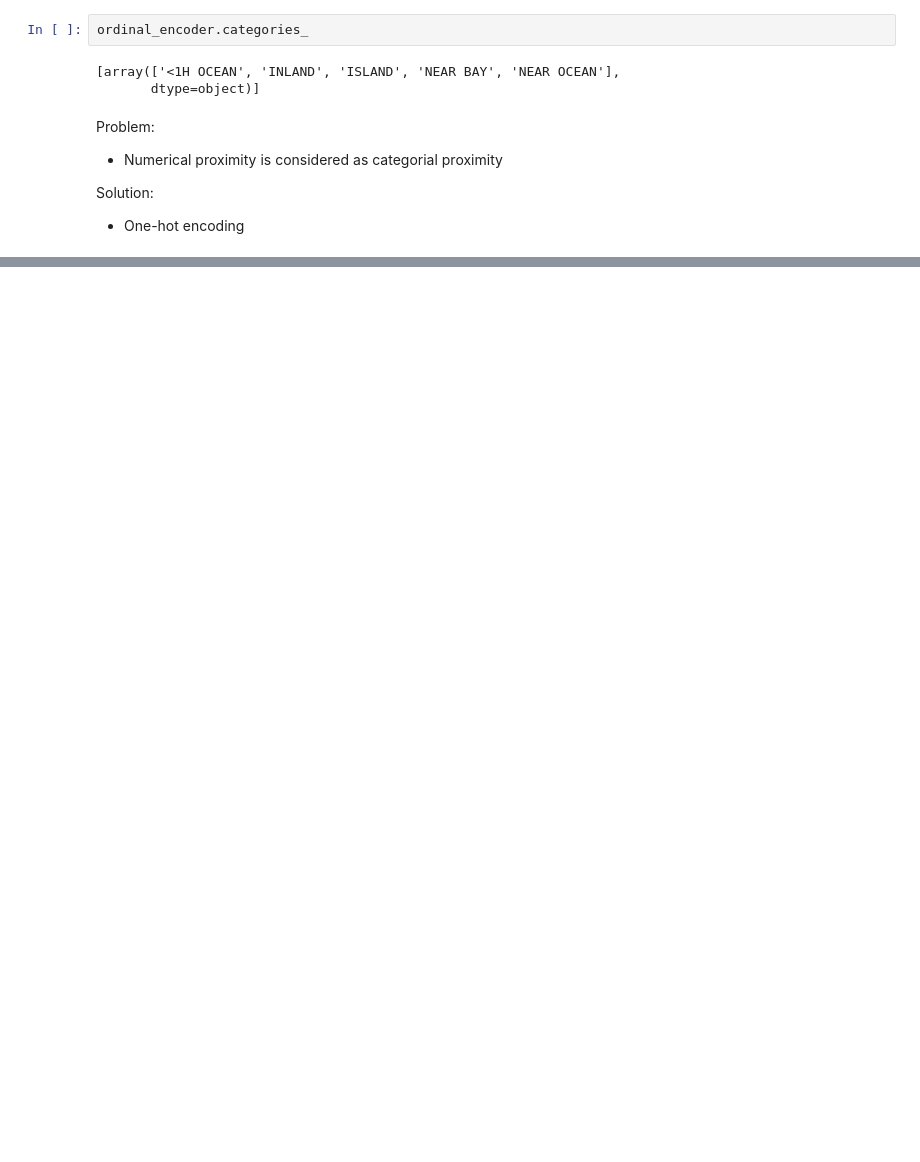
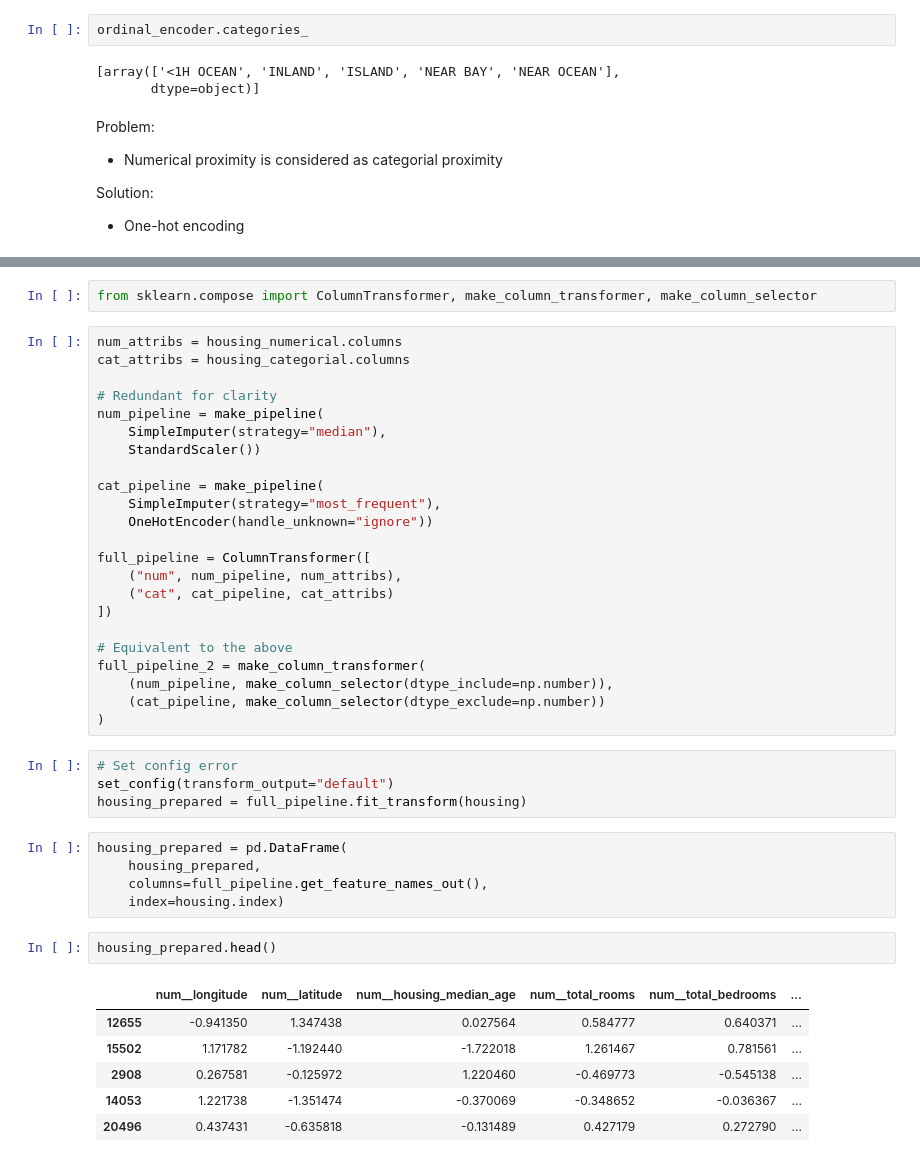
Before and after one commit to MrIsCM/Learning-Machine-Learning, a Jupyter notebook: 01_Housing.ipynb, the cells around one changed output, grey strips where cells are left out. Drawn from its saved outputs; the diff is of its cells as text; blank space fills up the shorter version.

```diff
--- a/01_Housing.ipynb
+++ b/01_Housing.ipynb
@@ -296,0 +347,43 @@ housing_categorial_1hot
+# %%
+from sklearn.compose import ColumnTransformer, make_column_transformer, make_column_selector
+# %%
+num_attribs = housing_numerical.columns
+cat_attribs = housing_categorial.columns
+
+# Redundant for clarity
+num_pipeline = make_pipeline(
+	SimpleImputer(strategy="median"),
+	StandardScaler())
+
+cat_pipeline = make_pipeline(
+	SimpleImputer(strategy="most_frequent"),
+	OneHotEncoder(handle_unknown="ignore"))
+
+full_pipeline = ColumnTransformer([
+	("num", num_pipeline, num_attribs),
+	("cat", cat_pipeline, cat_attribs)
+])
+
+# Equivalent to the above
+full_pipeline_2 = make_column_transformer(
+	(num_pipeline, make_column_selector(dtype_include=np.number)),
+	(cat_pipeline, make_column_selector(dtype_exclude=np.number))
+)
+# %%
+# Set config error
+set_config(transform_output="default")
+housing_prepared = full_pipeline.fit_transform(housing)
+# %%
+housing_prepared = pd.DataFrame(
+	housing_prepared,
+	columns=full_pipeline.get_feature_names_out(),
+	index=housing.index)
+# %%
+housing_prepared.head()
+# %% [output]
+|  | num__longitude | num__latitude | num__housing_median_age | num__total_rooms | num__total_bedrooms | ... |
+| 12655 | -0.941350 | 1.347438 | 0.027564 | 0.584777 | 0.640371 | ... |
+| 15502 | 1.171782 | -1.192440 | -1.722018 | 1.261467 | 0.781561 | ... |
+| 2908 | 0.267581 | -0.125972 | 1.220460 | -0.469773 | -0.545138 | ... |
+| 14053 | 1.221738 | -1.351474 | -0.370069 | -0.348652 | -0.036367 | ... |
+| 20496 | 0.437431 | -0.635818 | -0.131489 | 0.427179 | 0.272790 | ... |
```
Also changed, not shown: parts of 28 cells of this notebook.
